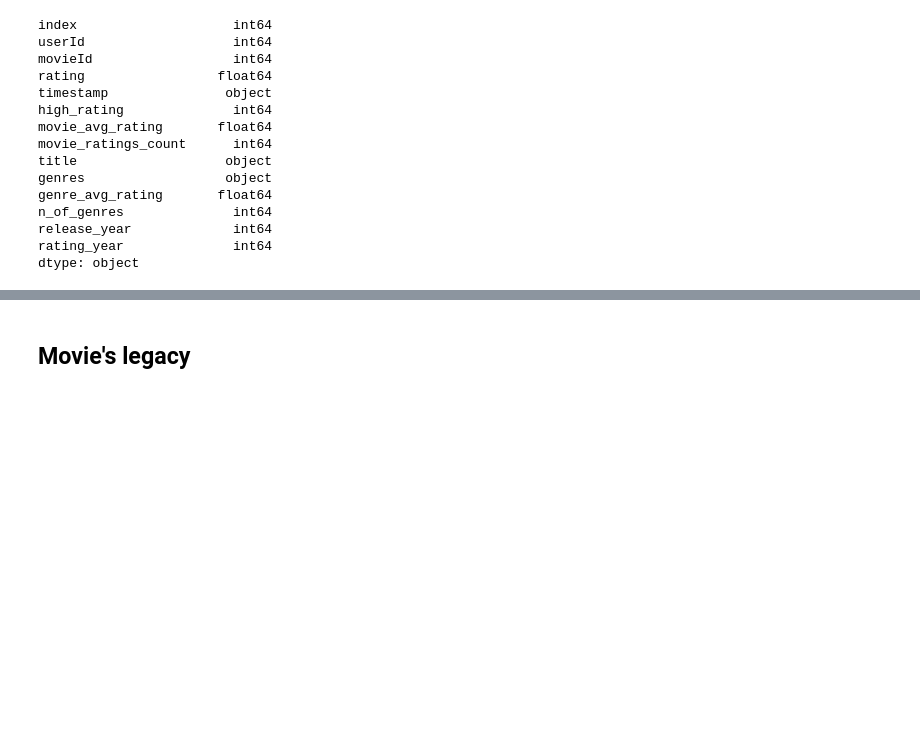
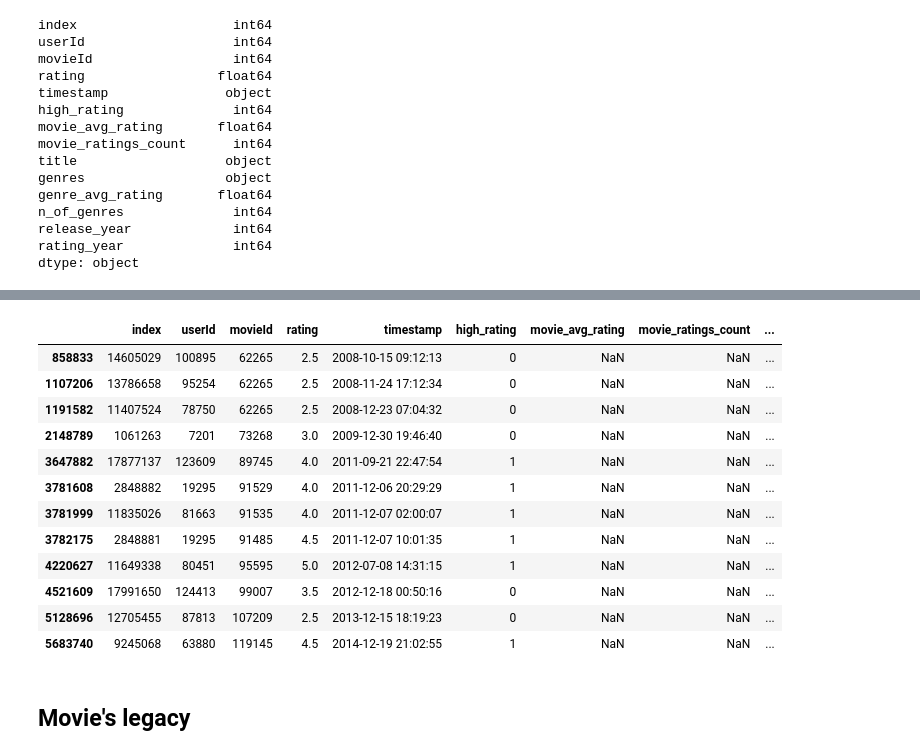
Before and after one commit to sanchiesa/user_movie_rating, a Jupyter notebook: notebooks/user_movie_rating.ipynb, the cells around one changed output, grey strips where cells are left out. Cells and saved outputs as stored; diff of their text form; code cells hidden in the pictures; blank space fills up the shorter version.

```diff
--- a/notebooks/user_movie_rating.ipynb
+++ b/notebooks/user_movie_rating.ipynb
@@ -686,0 +711,17 @@ df_test['years_between_release_rating'] = df_test.rating_year - df_test.release_
+# %%
+# Checking negative values in test set
+df_test[df_test['years_between_release_rating'] < 0]
+# %% [output]
+|  | index | userId | movieId | rating | timestamp | high_rating | movie_avg_rating | movie_ratings_count | ... |
+| 858833 | 14605029 | 100895 | 62265 | 2.5 | 2008-10-15 09:12:13 | 0 | NaN | NaN | ... |
+| 1107206 | 13786658 | 95254 | 62265 | 2.5 | 2008-11-24 17:12:34 | 0 | NaN | NaN | ... |
+| 1191582 | 11407524 | 78750 | 62265 | 2.5 | 2008-12-23 07:04:32 | 0 | NaN | NaN | ... |
+| 2148789 | 1061263 | 7201 | 73268 | 3.0 | 2009-12-30 19:46:40 | 0 | NaN | NaN | ... |
+| 3647882 | 17877137 | 123609 | 89745 | 4.0 | 2011-09-21 22:47:54 | 1 | NaN | NaN | ... |
+| 3781608 | 2848882 | 19295 | 91529 | 4.0 | 2011-12-06 20:29:29 | 1 | NaN | NaN | ... |
+| 3781999 | 11835026 | 81663 | 91535 | 4.0 | 2011-12-07 02:00:07 | 1 | NaN | NaN | ... |
+| 3782175 | 2848881 | 19295 | 91485 | 4.5 | 2011-12-07 10:01:35 | 1 | NaN | NaN | ... |
+| 4220627 | 11649338 | 80451 | 95595 | 5.0 | 2012-07-08 14:31:15 | 1 | NaN | NaN | ... |
+| 4521609 | 17991650 | 124413 | 99007 | 3.5 | 2012-12-18 00:50:16 | 0 | NaN | NaN | ... |
+| 5128696 | 12705455 | 87813 | 107209 | 2.5 | 2013-12-15 18:19:23 | 0 | NaN | NaN | ... |
+| 5683740 | 9245068 | 63880 | 119145 | 4.5 | 2014-12-19 21:02:55 | 1 | NaN | NaN | ... |
```
Also changed, not shown: parts of 57 cells of this notebook.
